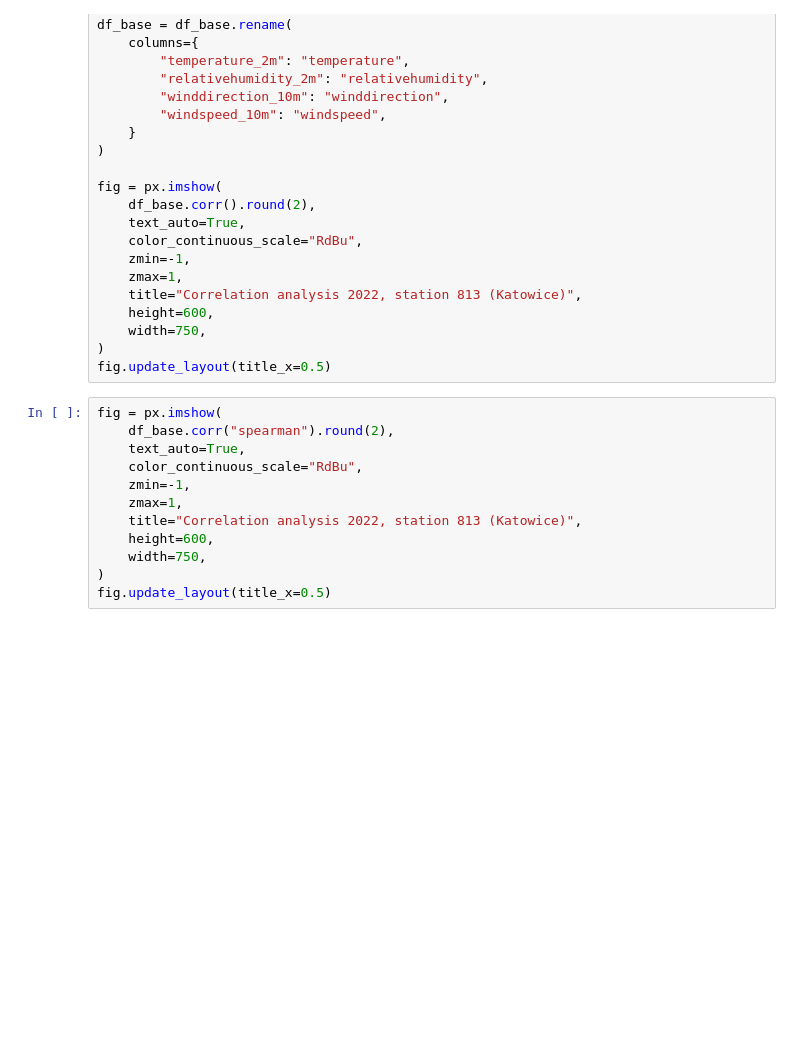
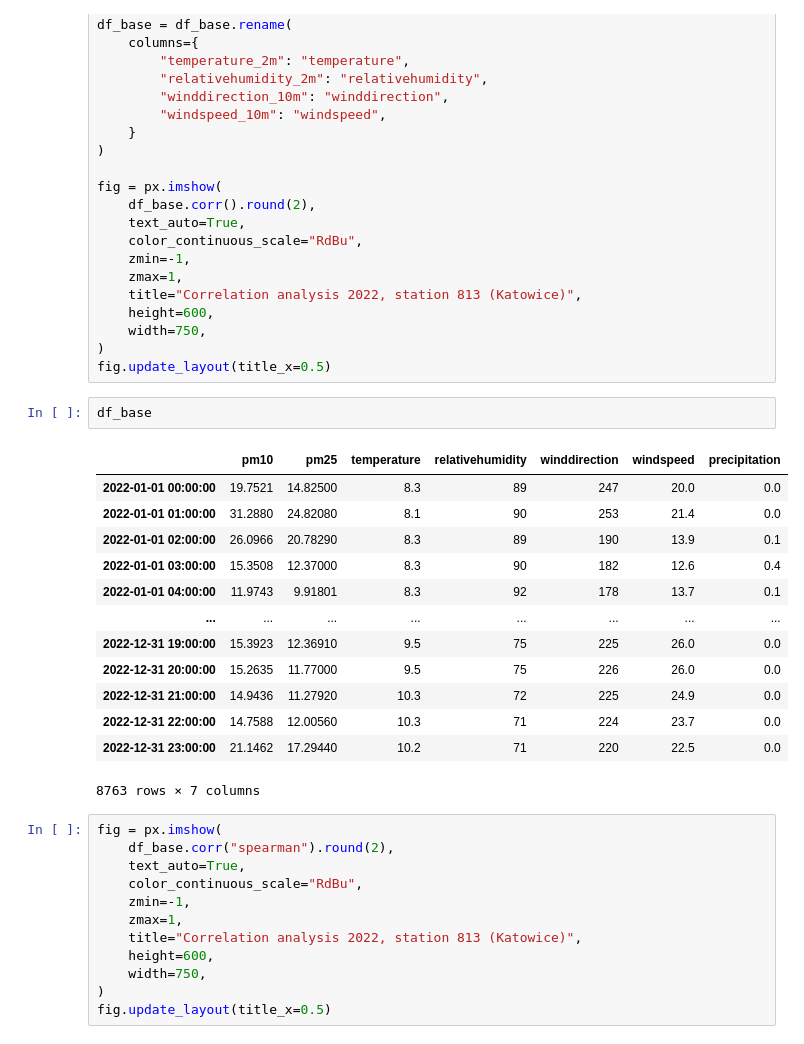
Before and after one commit to TheisNiklas/particulate-matter-prediction, a Jupyter notebook: src/weatherdata/correlation_analysis.ipynb, the cells around one changed output. Cells and saved outputs as stored; diff of their text form; blank space fills up the shorter version.

```diff
--- a/src/weatherdata/correlation_analysis.ipynb
+++ b/src/weatherdata/correlation_analysis.ipynb
@@ -179,6 +179,22 @@ fig = px.imshow(
     width=750,
 )
 fig.update_layout(title_x=0.5)
+# %%
+df_base
+# %% [output]
+|  | pm10 | pm25 | temperature | relativehumidity | winddirection | windspeed | precipitation |
+| 2022-01-01 00:00:00 | 19.7521 | 14.82500 | 8.3 | 89 | 247 | 20.0 | 0.0 |
+| 2022-01-01 01:00:00 | 31.2880 | 24.82080 | 8.1 | 90 | 253 | 21.4 | 0.0 |
+| 2022-01-01 02:00:00 | 26.0966 | 20.78290 | 8.3 | 89 | 190 | 13.9 | 0.1 |
+| 2022-01-01 03:00:00 | 15.3508 | 12.37000 | 8.3 | 90 | 182 | 12.6 | 0.4 |
+| 2022-01-01 04:00:00 | 11.9743 | 9.91801 | 8.3 | 92 | 178 | 13.7 | 0.1 |
+| ... | ... | ... | ... | ... | ... | ... | ... |
+| 2022-12-31 19:00:00 | 15.3923 | 12.36910 | 9.5 | 75 | 225 | 26.0 | 0.0 |
+| 2022-12-31 20:00:00 | 15.2635 | 11.77000 | 9.5 | 75 | 226 | 26.0 | 0.0 |
+| 2022-12-31 21:00:00 | 14.9436 | 11.27920 | 10.3 | 72 | 225 | 24.9 | 0.0 |
+| 2022-12-31 22:00:00 | 14.7588 | 12.00560 | 10.3 | 71 | 224 | 23.7 | 0.0 |
+| 2022-12-31 23:00:00 | 21.1462 | 17.29440 | 10.2 | 71 | 220 | 22.5 | 0.0 |
+8763 rows × 7 columns
 # %%
 fig = px.imshow(
     df_base.corr("spearman").round(2),
```
Also changed, not shown: 3 other files.
